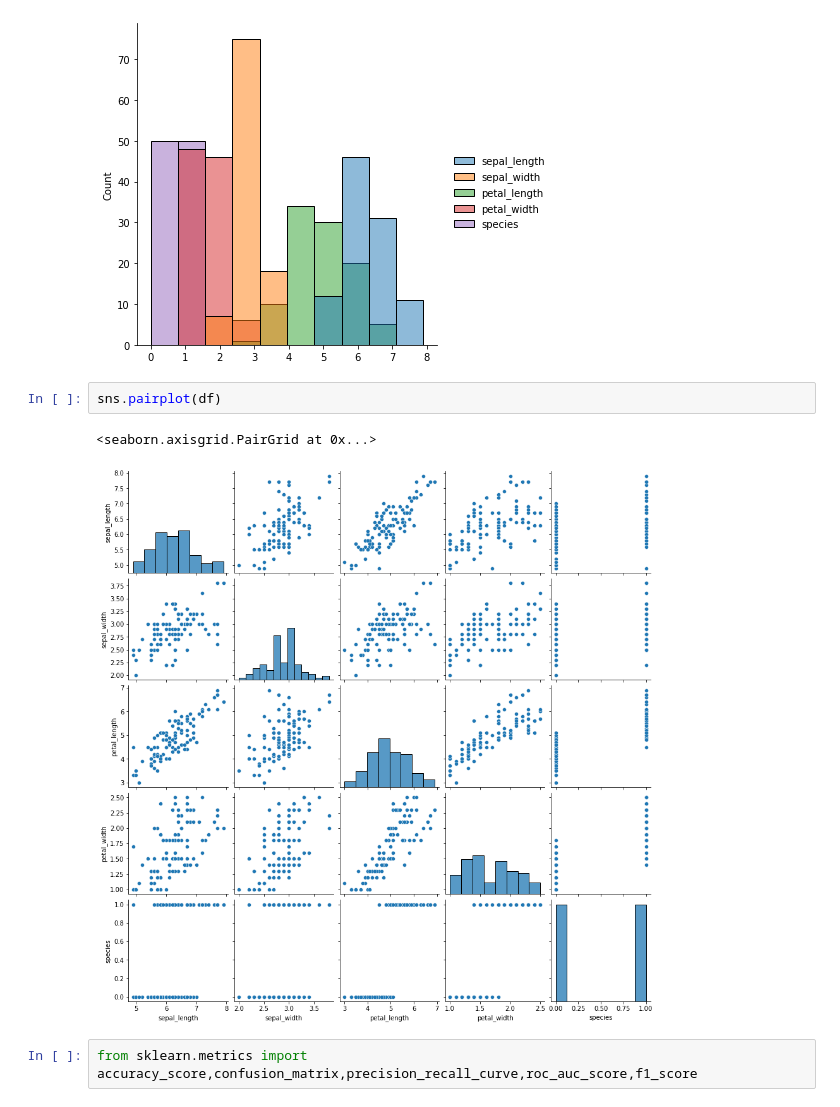
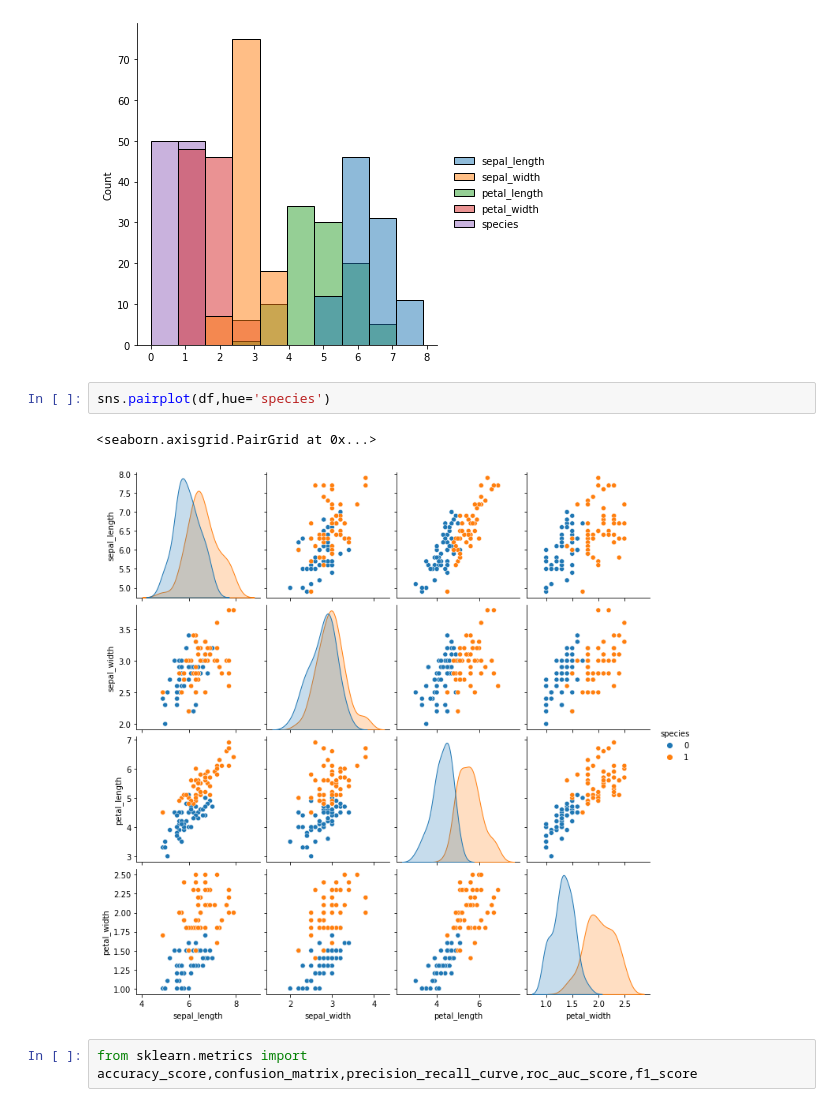
Before and after one commit to FazlullahBokhari/Machine-Learning, a Jupyter notebook: Logistics Regression .ipynb, the cells around one changed output. Saved outputs shown, nothing was run; the diff lists cells and outputs as text.

```diff
--- a/Logistics Regression .ipynb
+++ b/Logistics Regression .ipynb
@@ -177,10 +177,10 @@ sns.displot(df)
 <seaborn.axisgrid.FacetGrid at 0x...>
 [figure]
 # %%
-sns.pairplot(df)
+sns.pairplot(df,hue='species')
 # %% [output]
 <seaborn.axisgrid.PairGrid at 0x...>
-[figure, old version]
+[figure, new version]
 # %%
 from sklearn.metrics import accuracy_score,confusion_matrix,precision_recall_curve,roc_auc_score,f1_score
 # %%
```
Also changed, not shown: 2 other files.
